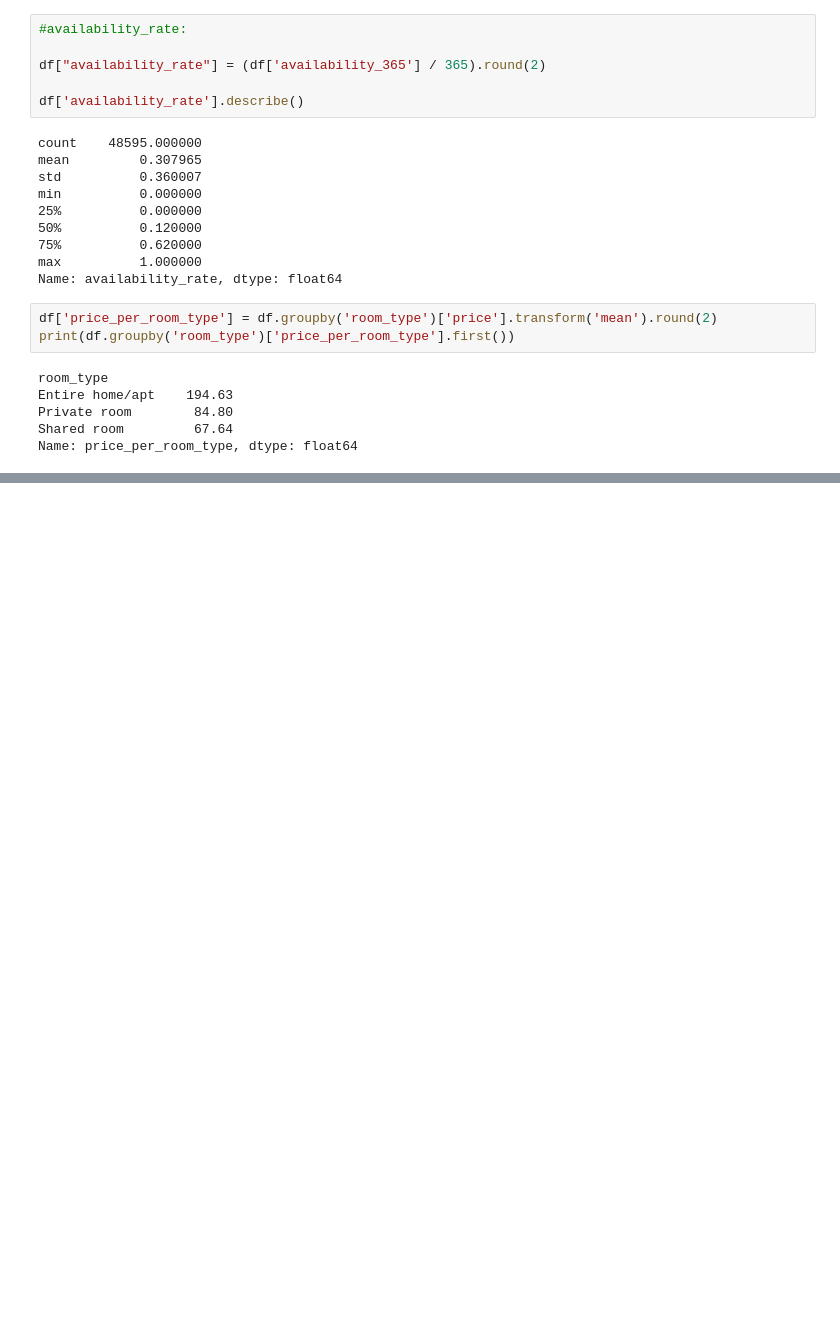
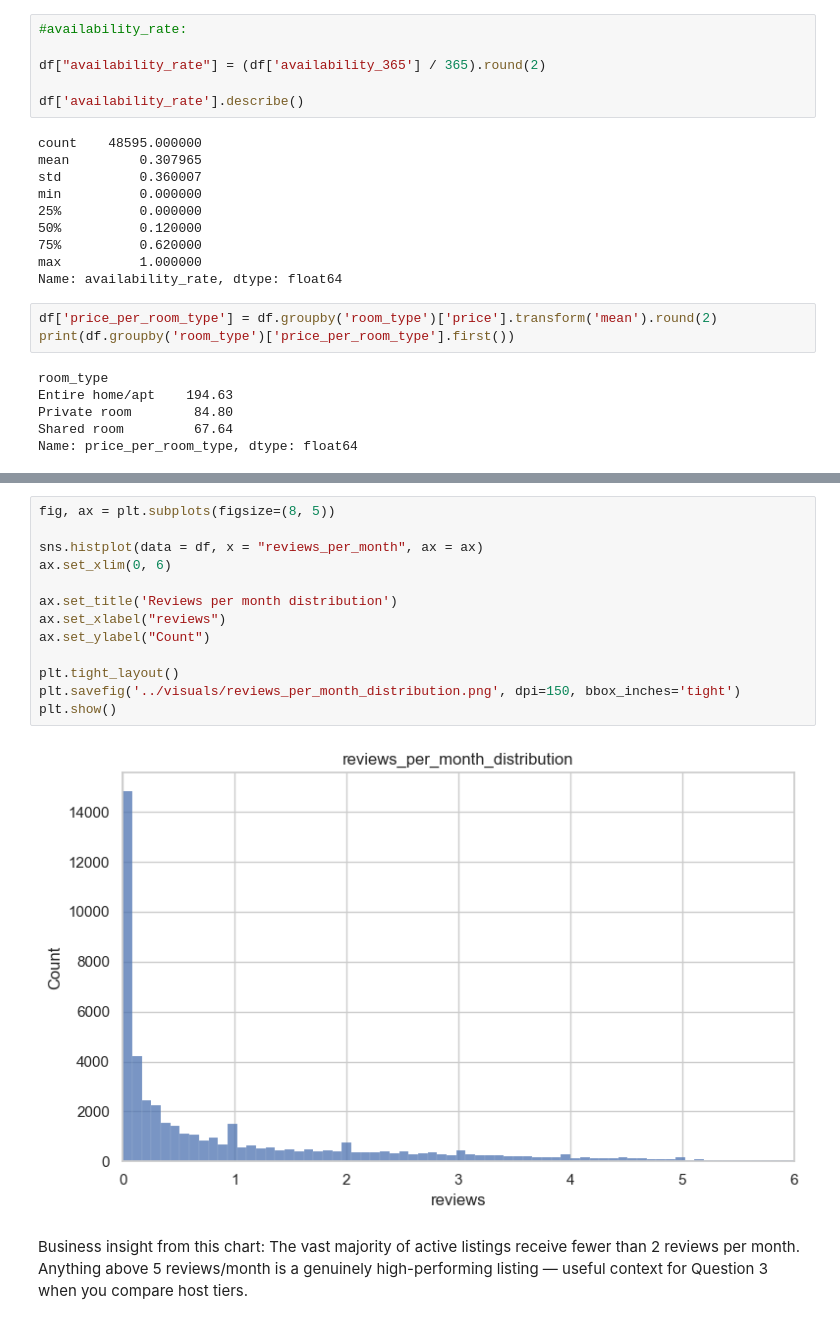
Before and after one commit to MSultanbek/airbnb-nyc-eda, a Jupyter notebook: notebooks/airbnb.ipynb, the cells around one changed output, grey strips where cells are left out. Drawn from its saved outputs; the diff is of its cells as text; blank space fills up the shorter version.

```diff
--- a/notebooks/airbnb.ipynb
+++ b/notebooks/airbnb.ipynb
@@ -296,0 +360,17 @@ Name: price_per_room_type, dtype: float64
+# %%
+fig, ax = plt.subplots(figsize=(8, 5))
+
+sns.histplot(data = df, x = "reviews_per_month", ax = ax)
+ax.set_xlim(0, 6)
+
+ax.set_title('Reviews per month distribution')
+ax.set_xlabel("reviews")
+ax.set_ylabel("Count")
+
+plt.tight_layout()
+plt.savefig('../visuals/reviews_per_month_distribution.png', dpi=150, bbox_inches='tight')
+plt.show()
+# %% [output]
+[figure, added]
+# %% [markdown]
+Business insight from this chart: The vast majority of active listings receive fewer than 2 reviews per month. Anything above 5 reviews/month is a genuinely high-performing listing — useful context for Question 3 when you compare host tiers.
```
Also changed, not shown: parts of 7 cells of this notebook, 4 other files.
